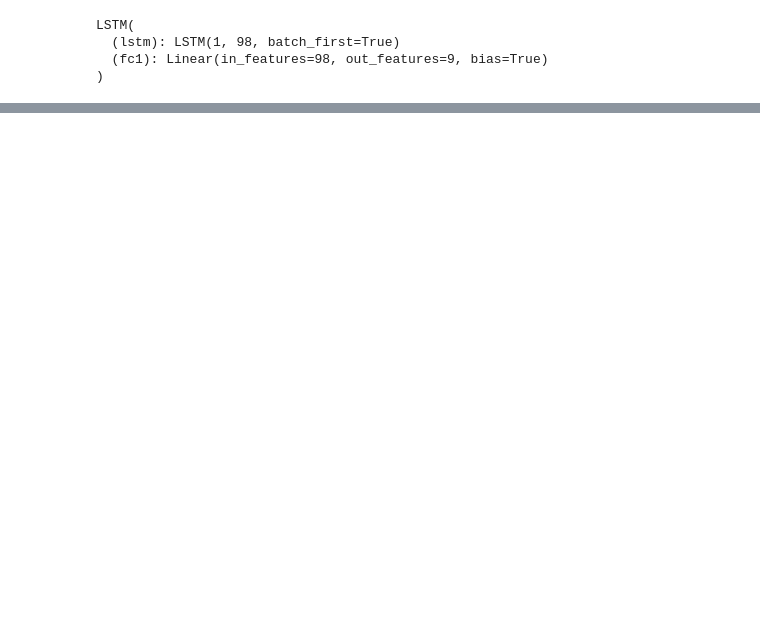
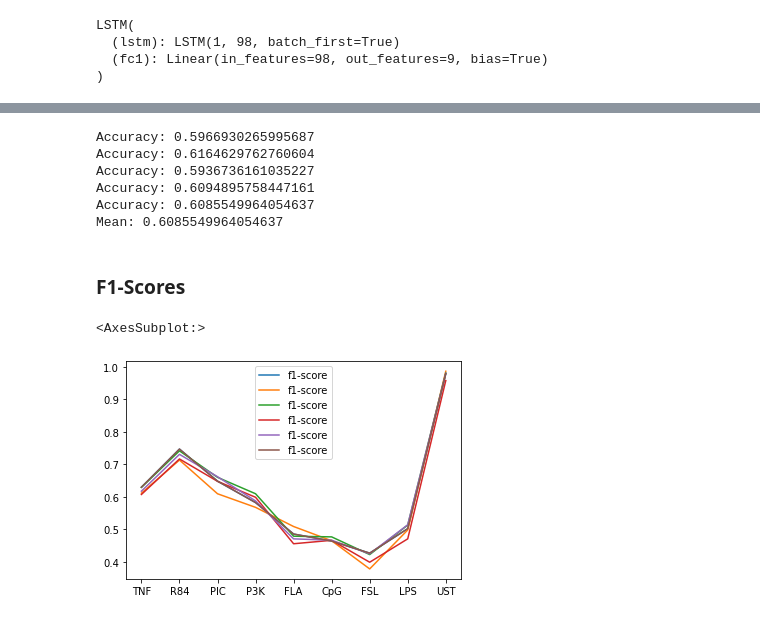
Before and after one commit to apple-soda/lstm-nfkb-dynamics, a Jupyter notebook: notebooks/5-cfv-mm.ipynb, the cells around one changed output, grey strips where cells are left out. Drawn from its saved outputs; the diff is of its cells as text; code cells hidden in the pictures; blank space fills up the shorter version.

```diff
--- a/notebooks/5-cfv-mm.ipynb
+++ b/notebooks/5-cfv-mm.ipynb
@@ -93,0 +114,12 @@ plt.plot(model1.kfcv_histories[0][1])
+# %%
+for df in cv_df:
+    print(f'Accuracy: {sum(df[0] == df[1])/len(df)}')
+
+print(f'Mean: {np.mean(df[0] == df[1])}')
+# %% [output]
+Accuracy: 0.5966930265995687
+Accuracy: 0.6164629762760604
+Accuracy: 0.5936736161035227
+Accuracy: 0.6094895758447161
+Accuracy: 0.6085549964054637
+Mean: 0.6085549964054637
@@ -93,0 +128,13 @@ plt.plot(model1.kfcv_histories[0][1])
+# %% [markdown]
+### F1-Scores
+# %%
+for df in cv_df:
+    cr = sklearn.metrics.classification_report(df[0], df[1], target_names=ligands, output_dict=True)
+    cr = pd.DataFrame(cr).transpose()
+    cr = cr[:9]
+    total_f1 = pd.concat([total_f1, cr], axis=1)
+
+total_f1.plot(y='f1-score')
+# %% [output]
+<AxesSubplot:>
+[figure, added]
```
Also changed, not shown: parts of 26 cells of this notebook, 7 other files.
